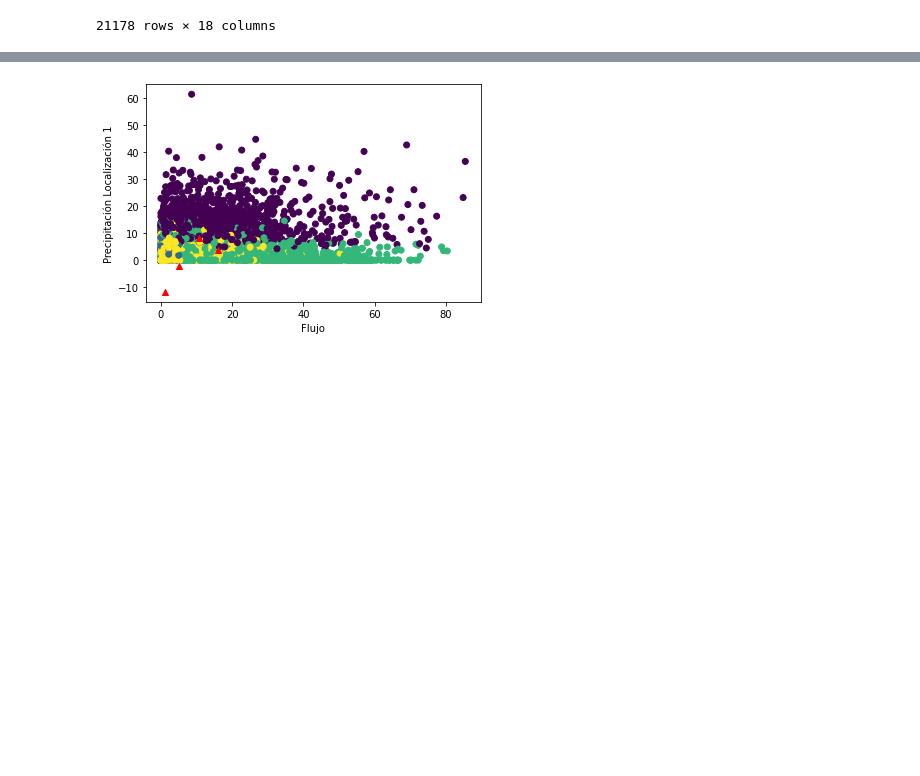
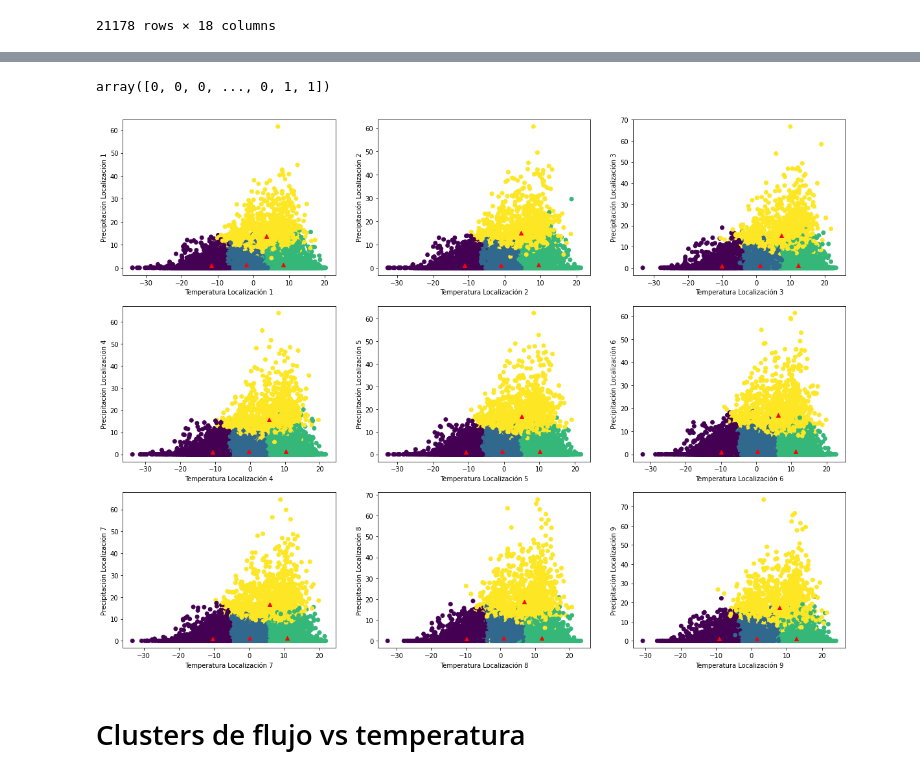
Before and after one commit to Jairo22EnriqueTec/CienciaDatosTopologia, a Jupyter notebook: 01-Clustering.ipynb, the cells around one changed output, grey strips where cells are left out. Saved outputs shown, nothing was run; the diff lists cells and outputs as text; code cells hidden in the pictures; blank space fills up the shorter version.

Commit message:
clustering

```diff
--- a/01-Clustering.ipynb
+++ b/01-Clustering.ipynb
@@ -352,12 +341,21 @@ plt.show()
+# %%
+kmeans_all_obs.labels_
+# %% [output]
+array([0, 0, 0, ..., 0, 1, 1])
+# %%
+fig, axs = plt.subplots(3,3,figsize=(20,15))
+cont=0
+for i in range(3):
+    for j in range(3):
+        axs[i][j].scatter(all_obs.iloc[:,cont],all_obs.iloc[:,cont+9],c = kmeans_all_obs.labels_)
+        axs[i][j].scatter(centers[:,cont],centers[:,cont+9],marker = '^', c = 'r')
+        axs[i][j].set_xlabel("Temperatura Localización {}".format(cont+1))
+        axs[i][j].set_ylabel("Precipitación Localización {}".format(cont+1))
+        cont+=1
+# %% [output]
+[figure, added]
+# %% [markdown]
+# Clusters de flujo vs temperatura
 # %%
 flow_obs= full_data.iloc[:,0:-1]
 kmeans_flow_obs = KMeans(n_clusters=4).fit(flow_obs)
-# %%
-plt.scatter(flow_obs.iloc[:,0],flow_obs.iloc[:,10],c = kmeans_flow_obs.labels_)
-centers = kmeans_flow_obs.cluster_centers_
-plt.scatter(centers[:,0],centers[:,1],marker = '^', c = 'r')
-plt.xlabel("Flujo")
-plt.ylabel("Precipitación Localización 1")
-plt.show()
-# %% [output]
-[figure, removed]
```
Also changed, not shown: parts of 13 cells of this notebook.
